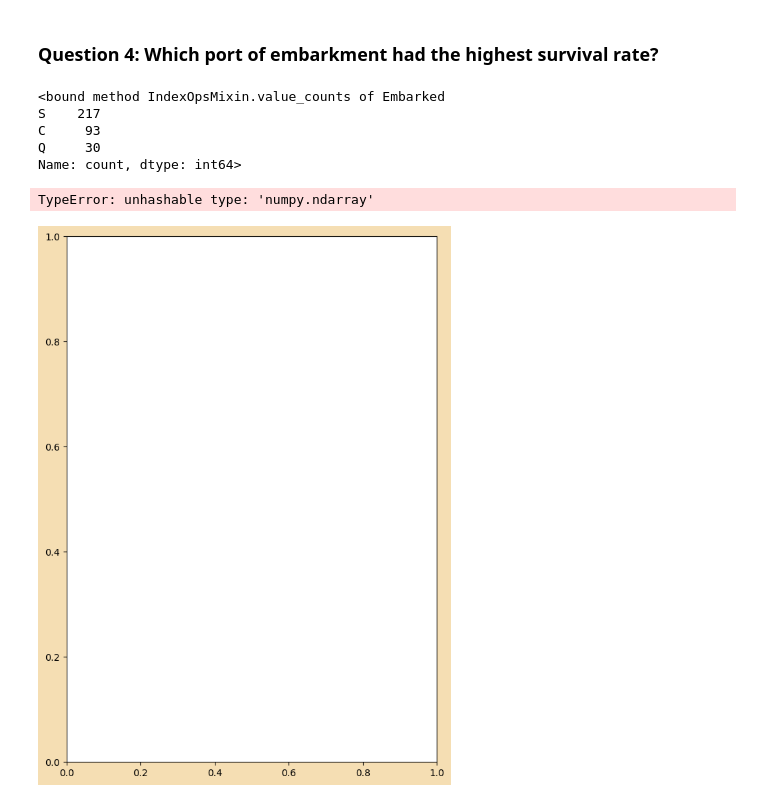
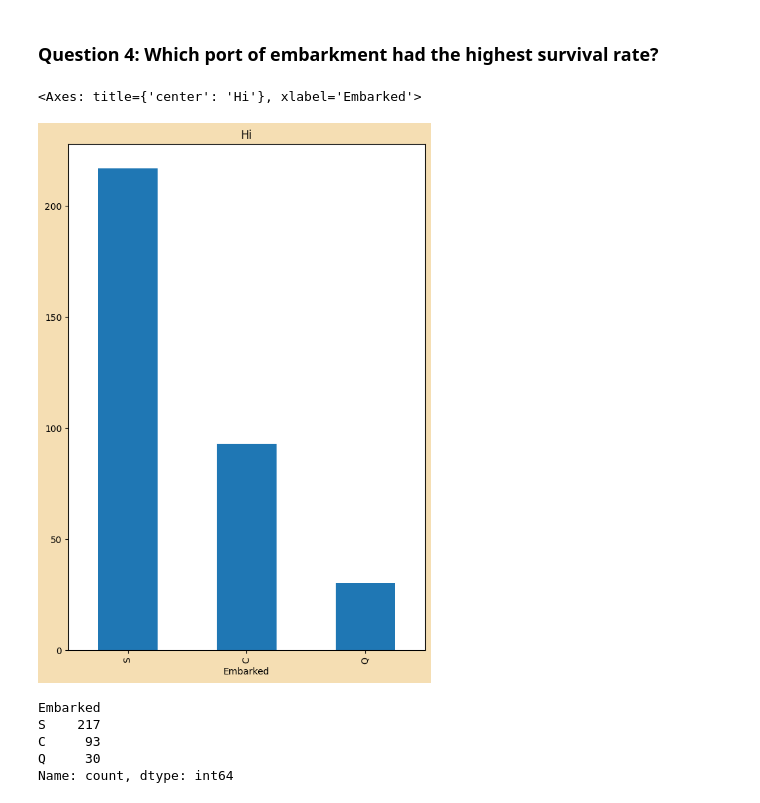
Before and after one commit to Candog85/unit-3-data-science, a Jupyter notebook: lessons/02_titanic.ipynb, the cells around one changed output. Drawn from its saved outputs; the diff is of its cells as text; code cells hidden in the pictures.

Commit message:
Figured

```diff
--- a/lessons/02_titanic.ipynb
+++ b/lessons/02_titanic.ipynb
@@ -60,19 +60,19 @@ plt.legend(["Without Family", "With Family"])
 # %%
 port_surv=titanic[titanic['Survived']==1]
 port_surv=port_surv['Embarked'].value_counts()
-print(port_surv.value_counts)
 
 plt.figure(facecolor="wheat", figsize=(7,10))
-plt.bar(
-    (["S", "C", "Q"],[217, 93, 30]),
-    height=250,
-
+port_surv.plot.bar(
+    title="Hi"
 )
 # %% [output]
-<bound method IndexOpsMixin.value_counts of Embarked
-S    217
-C     93
-Q     30
-Name: count, dtype: int64>
+<Axes: title={'center': 'Hi'}, xlabel='Embarked'>
-TypeError: unhashable type: 'numpy.ndarray'
-[figure, old version]
+[figure, new version]
+# %%
+port_surv
+# %% [output]
+Embarked
+S    217
+C     93
+Q     30
+Name: count, dtype: int64
```
